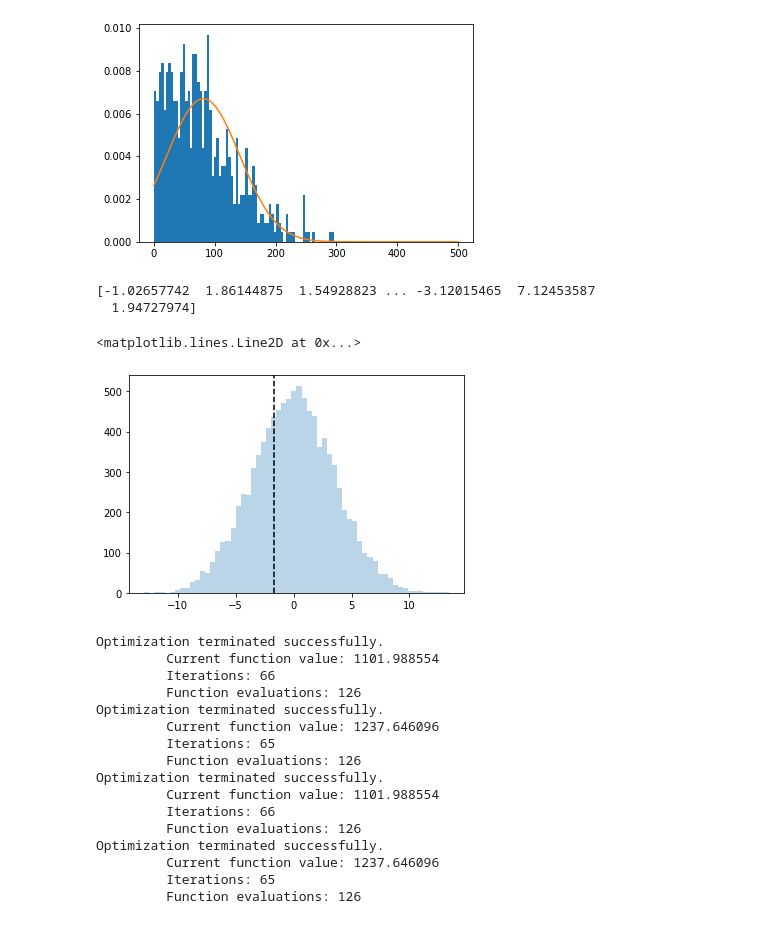
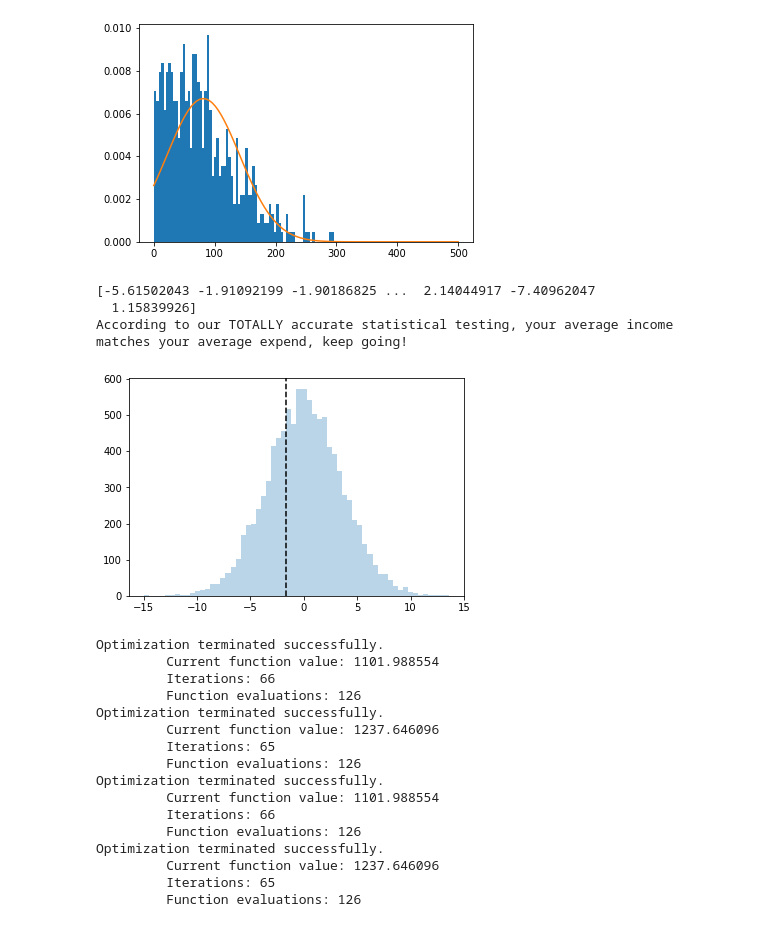
Before and after one commit to XiaoLuoLYG/Hackathon, a Jupyter notebook: model.ipynb, the cells around one changed output. Cells and saved outputs as stored; diff of their text form; code cells hidden in the pictures.

Commit message:
super useful commit message (adding hypthesis testing results)

```diff
--- a/model.ipynb
+++ b/model.ipynb
@@ -66,30 +66,46 @@ Optimization terminated successfully.
 array([81.38134813,  4.08684094])
 [figure]
 # %%
-x = np.negative(df[df.money<0].money)
-y = df[df.money>0].money
+# hypothesis testing, testing if there is enough evidence that the mean of income is the same as the mean of expend
 
+def hypo_testing(x,y):
 
-# 2. Define the test statistic
-def t(x,y):
-    return np.mean(y) - np.mean(x)
-# 3. To generate a synthetic dataset, assuming H0, ...
-mu_hat = np.mean(np.concatenate([x,y]))
-sigma_hat = np.sqrt(np.mean((np.concatenate([x,y])-mu_hat)**2))
-# print(mu_hat)
-# print(sigma_hat)
-def rxy_star():
-    return (np.random.normal(loc=mu_hat, scale=sigma_hat, size=len(x)), np.random.normal(loc=mu_hat, scale=sigma_hat, size=len(y)))
- # 4. Sample the test statistic, compare to what was observed, and find p-value
-t_ = np.array([t(*rxy_star()) for _ in range(10000)])
-print(t_)
-plt.hist(t_, bins=60, alpha=.3)
-plt.axvline(x=t(x,y), linestyle='dashed', color='black')
+    # 2. Define the test statistic
+    def t(x,y):
+        return np.mean(y) - np.mean(x)
+    # 3. To generate a synthetic dataset, assuming H0, ...
+    mu_hat = np.mean(np.concatenate([x,y]))
+    sigma_hat = np.sqrt(np.mean((np.concatenate([x,y])-mu_hat)**2))
+    # print(mu_hat)
+    # print(sigma_hat)
+    def rxy_star():
+        return (np.random.normal(loc=mu_hat, scale=sigma_hat, size=len(x)), np.random.normal(loc=mu_hat, scale=sigma_hat, size=len(y)))
+    # 4. Sample the test statistic, compare to what was observed, and find p-value
+    t_ = np.array([t(*rxy_star()) for _ in range(10000)])
+    print(t_)
+    plt.hist(t_, bins=60, alpha=.3)
+    plt.axvline(x=t(x,y), linestyle='dashed', color='black')
+    p = 2*min(np.mean(t_ >= t(x,y)), np.mean(t_ <= t(x,y)))
+    return p
-# %% [output]
-[-1.02657742  1.86144875  1.54928823 ... -3.12015465  7.12453587
-  1.94727974]
-<matplotlib.lines.Line2D at 0x...>
-[figure, removed]
+# %%
+income = np.negative(df[df.money<0].money)
+expend = df[df.money>0].money
+threshold = 0.05
+p = hypo_testing(income, expend)
+hypotest_res = ''
+if (p < threshold):
+    if income.mean()  > expend.mean():
+        hypotest_res = 'According to our TOTALLY accurate statistical testing, your average income is larger than your average expend, well done!'
+    else:
+        hypotest_res = 'According to our TOTALLY accurate statistical testing, your average expend is larger than your average income, consider saving money!'
+else:
+    hypotest_res = 'According to our TOTALLY accurate statistical testing, your average income matches your average expend, keep going!'
+print(hypotest_res)
+# %% [output]
+[-5.61502043 -1.91092199 -1.90186825 ...  2.14044917 -7.40962047
+  1.15839926]
+According to our TOTALLY accurate statistical testing, your average income matches your average expend, keep going!
+[figure, added]
 # %%
 # proejction, significance testing, pension
 # %%
```
Also changed, not shown: 2 other files.
